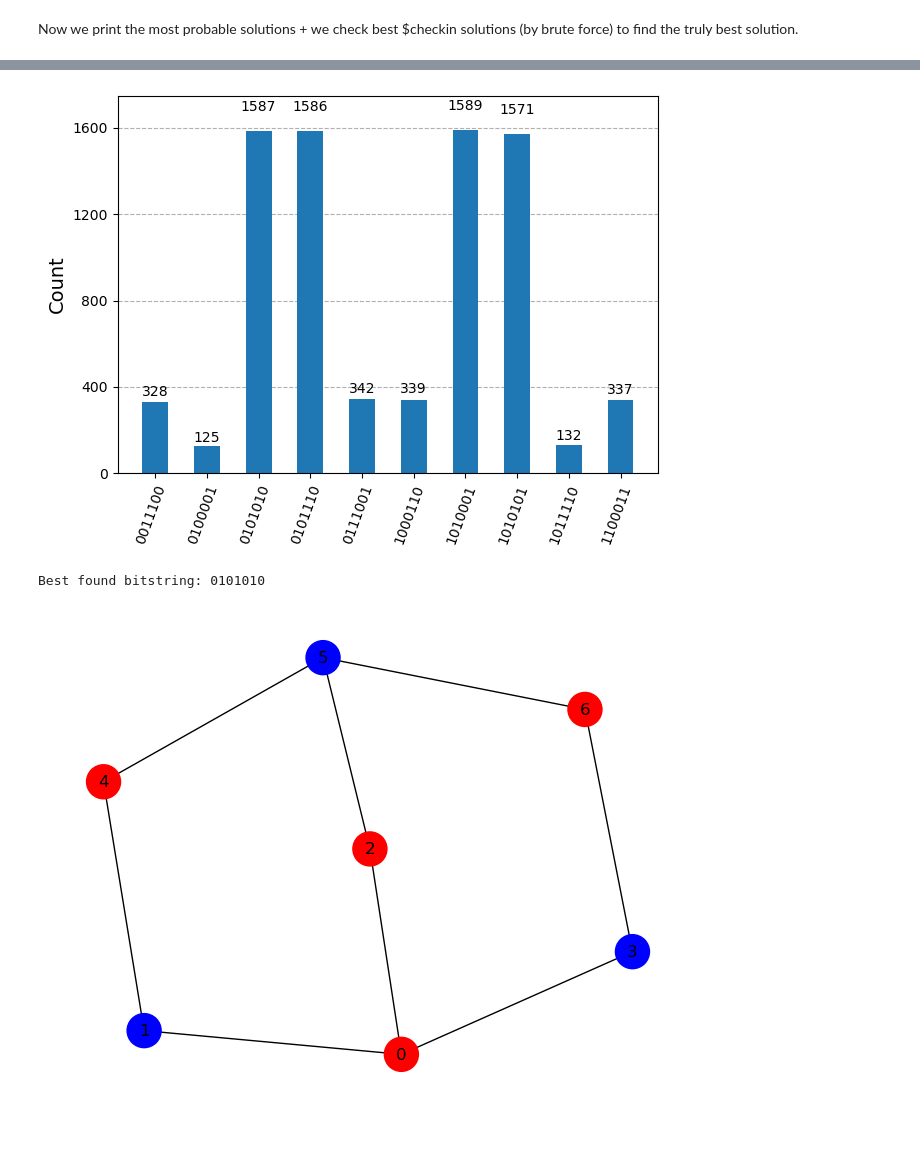
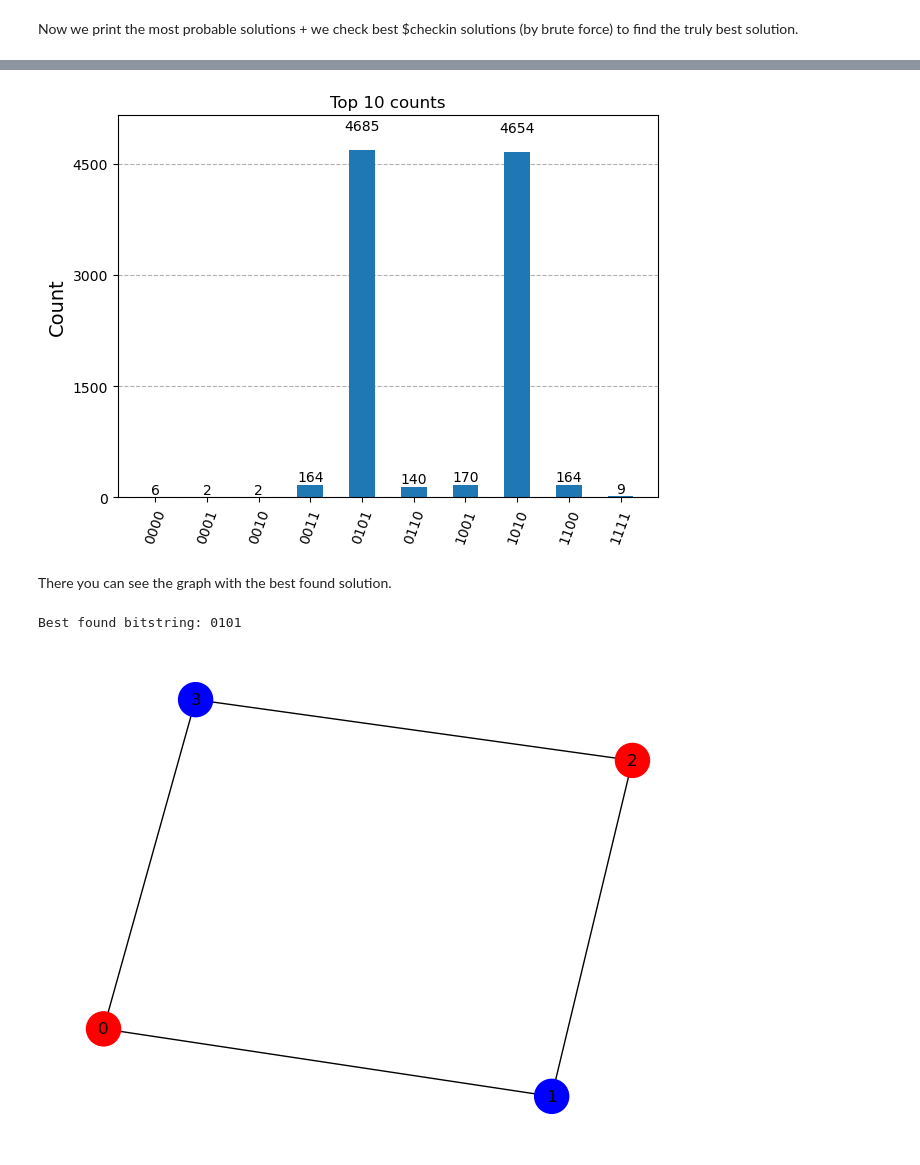
Before and after one commit to mforgo/Quantum-Examples, a Jupyter notebook: Circuits/QAOA.ipynb, the cells around one changed output, grey strips where cells are left out. Saved outputs shown, nothing was run; the diff lists cells and outputs as text; code cells hidden in the pictures; blank space fills up the shorter version.

```diff
--- a/Circuits/QAOA.ipynb
+++ b/Circuits/QAOA.ipynb
@@ -161,17 +189,18 @@ import numpy as np
 import random
 
 edges= [
-(0,1), (0,2),(0,3), (1,4), (2,5), (3,6), (4,5), (5,6)
+    (0,1), (1,2),(2,3),(3,0)
+#(0,1), (0,2),(0,3), (1,4), (2,5), (3,6), (4,5), (5,6)
 #[0, 7], [1, 2], [1, 3], [1, 4], [1, 7], [2, 4], [2, 5], [2, 7], [2, 8], [2, 9], [2, 10], [4, 6], [5, 6], [5, 7], [5, 8], [5, 9], [7, 9], [7, 10]
 #(0, 2),(0, 4),(0, 6),(0, 11),(1, 3),(1, 7),(1, 10),(1, 13),(2, 12),(2, 13),(2, 14),(3, 10),(3, 11),(3, 12),(4, 8),(4, 11),(5, 9),(5, 13),(6, 12),(7, 8),(7, 12),(7, 13),(9, 10),(9, 11),(13, 14)
 ]
 #edges is list of edges in graph, [x, y] means there is an edge from vertix x to vertix y
-n = 7
+n = 4
 #n is number of vertices
-depth = 1
-shots = 100
-seeds = 1
-checkin = 1
+depth = 5 #how many layers
+shots = 10000
+seeds = 10
+checkin = 10
 # %% [markdown]
 There I define my functions - to funcion max_cut_value you input the graph (list of edges) and bitstring reprezenting some solution, and it returns score of this solution. To function exp_val you input number of occurenses of solution (and graph and bitstring) and it returns score multiplied by number of occurenses.
 # %%
@@ -302,8 +329,10 @@ IndexError: list index out of range
 # %%
 counts_dict = dict(sorted_counts)
-plot_histogram(counts_dict)
+plot_histogram(counts_dict, title="Top " + str(checkin) + " counts")
 # %% [output]
-[figure, old version]
+[figure, new version]
+# %% [markdown]
+There you can see the graph with the best found solution.
 # %%
 graph = rx.PyGraph()
 graph = rx.PyGraph()
@@ -325,5 +354,5 @@ print("Best found bitstring: " + max)
 # vykreslení grafu
 draw_graph(graph, node_size=600, with_labels=True, node_color=node_colors)
 # %% [output]
-Best found bitstring: 0101010
+Best found bitstring: 0101
-[figure, old version]
+[figure, new version]
```
Also changed, not shown: parts of 25 cells of this notebook.
